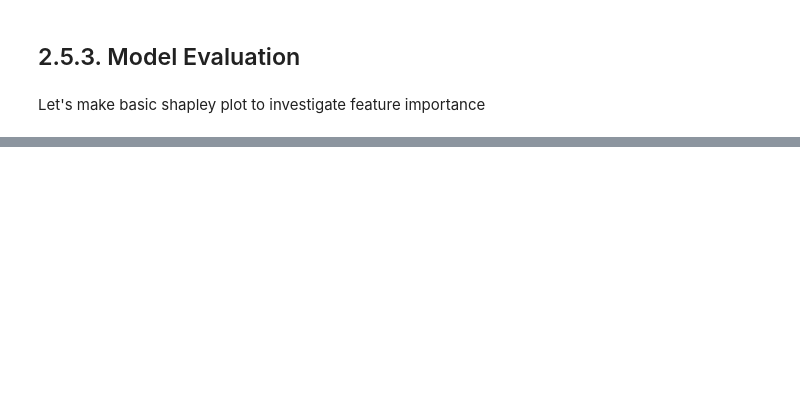
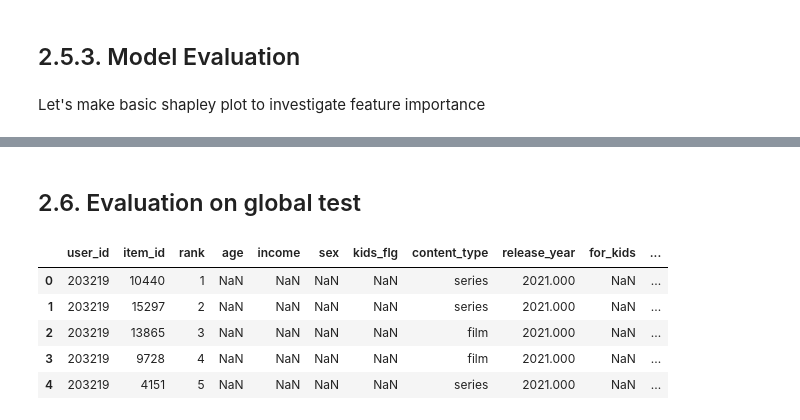
Before and after one commit to kshurik/rekkobook, a Jupyter notebook: notebook_drafts/full_recsys_pipeline.ipynb, the cells around one changed output, grey strips where cells are left out. Saved outputs shown, nothing was run; the diff lists cells and outputs as text; code cells hidden in the pictures; blank space fills up the shorter version.

```diff
--- a/notebook_drafts/full_recsys_pipeline.ipynb
+++ b/notebook_drafts/full_recsys_pipeline.ipynb
@@ -560,0 +555,47 @@ print(f"ROC AUC score = {roc_auc_score(y_test, y_test_pred[:, 1]):.2f}")
+# %% [markdown]
+## 2.6. Evaluation on global test
+# %%
+global_test_predictions = pd.DataFrame({
+    'user_id': global_test['user_id'].unique()
+        }
+    )
+
+# only warm start
+global_test_predictions = global_test_predictions.loc[global_test_predictions['user_id'].isin(local_train.user_id.unique())]
+# %%
+# set param for number of candidates
+top_k = 100
+
+# generate list of watched titles to filter
+watched_movies = local_train.groupby('user_id')['item_id'].apply(list).to_dict()
+
+mapper = generate_lightfm_recs_mapper(
+    lfm_model,
+    item_ids = all_cols,
+    known_items = watched_movies,
+    N = top_k,
+    user_features = None,
+    item_features = None,
+    user_mapping = lightfm_mapping['users_mapping'],
+    item_inv_mapping = lightfm_mapping['items_inv_mapping'],
+    num_threads = 10
+)
+
+global_test_predictions['item_id'] = global_test_predictions['user_id'].map(mapper)
+global_test_predictions = global_test_predictions.explode('item_id').reset_index(drop=True)
+global_test_predictions['rank'] = global_test_predictions.groupby('user_id').cumcount() + 1
+# %%
+# prepare data for reranker
+cbm_global_test = pd.merge(global_test_predictions, users_data[['user_id'] + USER_FEATURES],
+                         how = 'left', on = ['user_id'])
+
+cbm_global_test = pd.merge(cbm_global_test, movies_metadata[['item_id'] + ITEM_FEATURES],
+                         how = 'left', on = ['item_id'])
+cbm_global_test.head()
+# %% [output]
+|  | user_id | item_id | rank | age | income | sex | kids_flg | content_type | release_year | for_kids | ... |
+| 0 | 203219 | 10440 | 1 | NaN | NaN | NaN | NaN | series | 2021.000 | NaN | ... |
+| 1 | 203219 | 15297 | 2 | NaN | NaN | NaN | NaN | series | 2021.000 | NaN | ... |
+| 2 | 203219 | 13865 | 3 | NaN | NaN | NaN | NaN | film | 2021.000 | NaN | ... |
+| 3 | 203219 | 9728 | 4 | NaN | NaN | NaN | NaN | film | 2021.000 | NaN | ... |
+| 4 | 203219 | 4151 | 5 | NaN | NaN | NaN | NaN | series | 2021.000 | NaN | ... |
```
Also changed, not shown: parts of 46 cells of this notebook, 1 other file.
